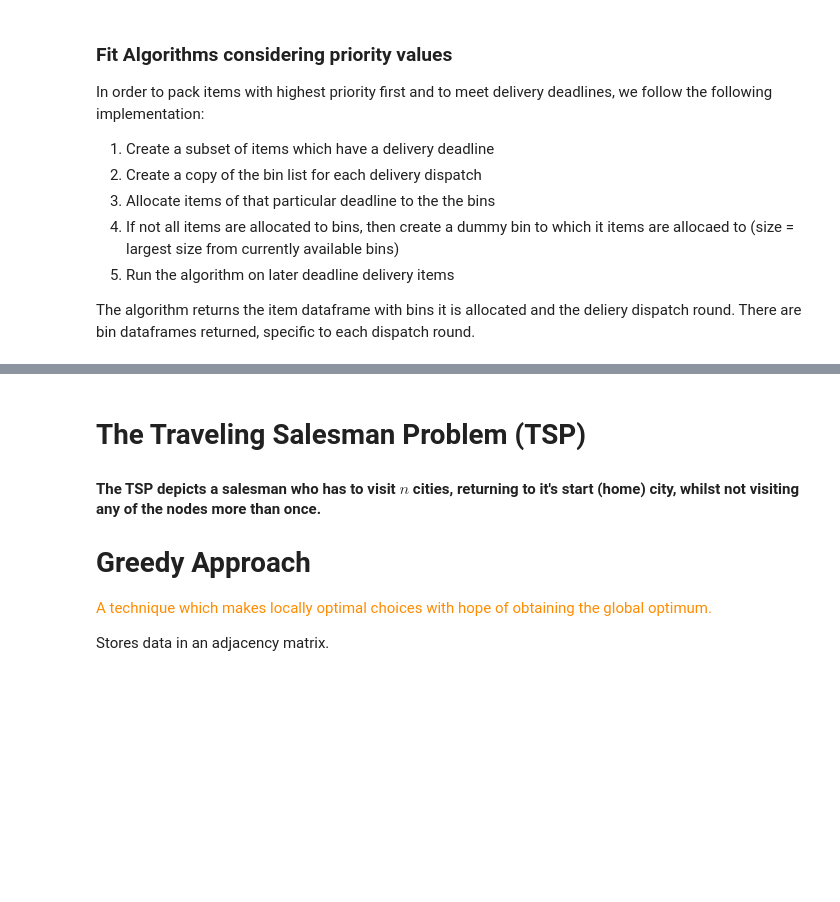
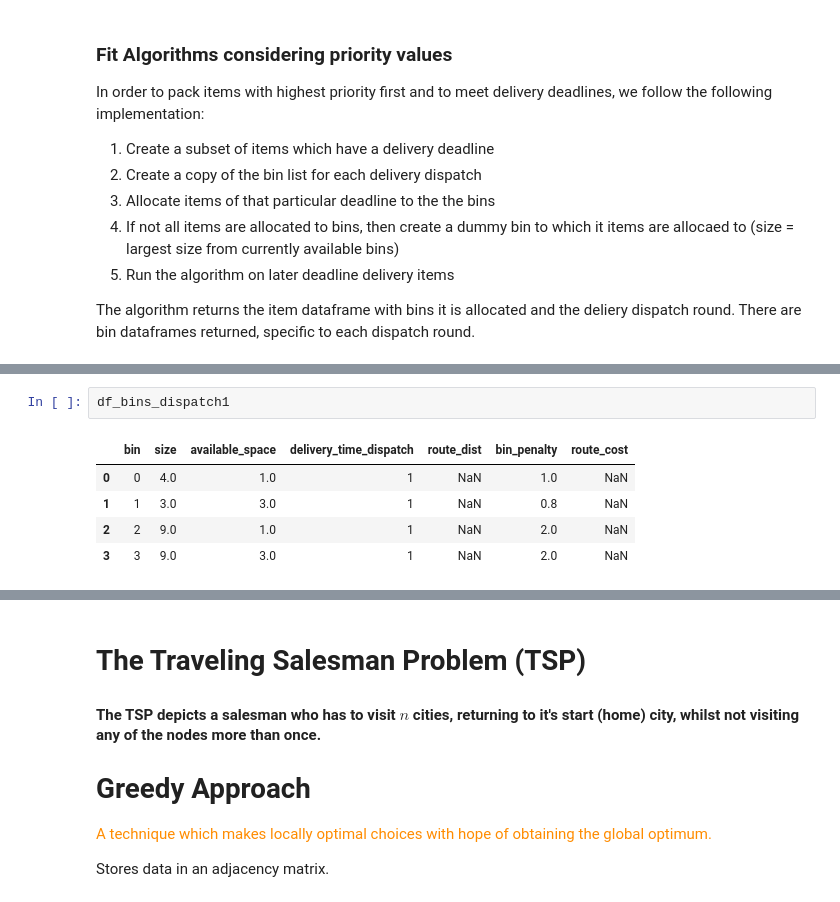
Before and after one commit to KrupaPrag/Logistics_Project, a Jupyter notebook: logistics_problem_1D.ipynb, the cells around one changed output, grey strips where cells are left out. Cells and saved outputs as stored; diff of their text form; blank space fills up the shorter version.

```diff
--- a/logistics_problem_1D.ipynb
+++ b/logistics_problem_1D.ipynb
@@ -765,0 +731,8 @@ display(df_bin_dispatch2)
+# %%
+df_bins_dispatch1
+# %% [output]
+|  | bin | size | available_space | delivery_time_dispatch | route_dist | bin_penalty | route_cost |
+| 0 | 0 | 4.0 | 1.0 | 1 | NaN | 1.0 | NaN |
+| 1 | 1 | 3.0 | 3.0 | 1 | NaN | 0.8 | NaN |
+| 2 | 2 | 9.0 | 1.0 | 1 | NaN | 2.0 | NaN |
+| 3 | 3 | 9.0 | 3.0 | 1 | NaN | 2.0 | NaN |
```
Also changed, not shown: parts of 34 cells of this notebook, 3 other files.
